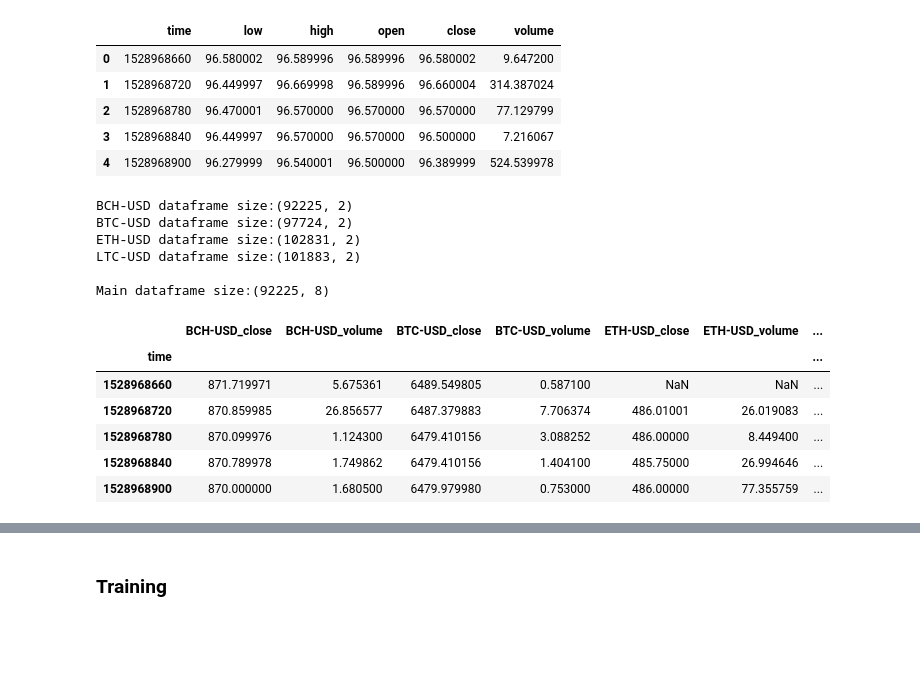
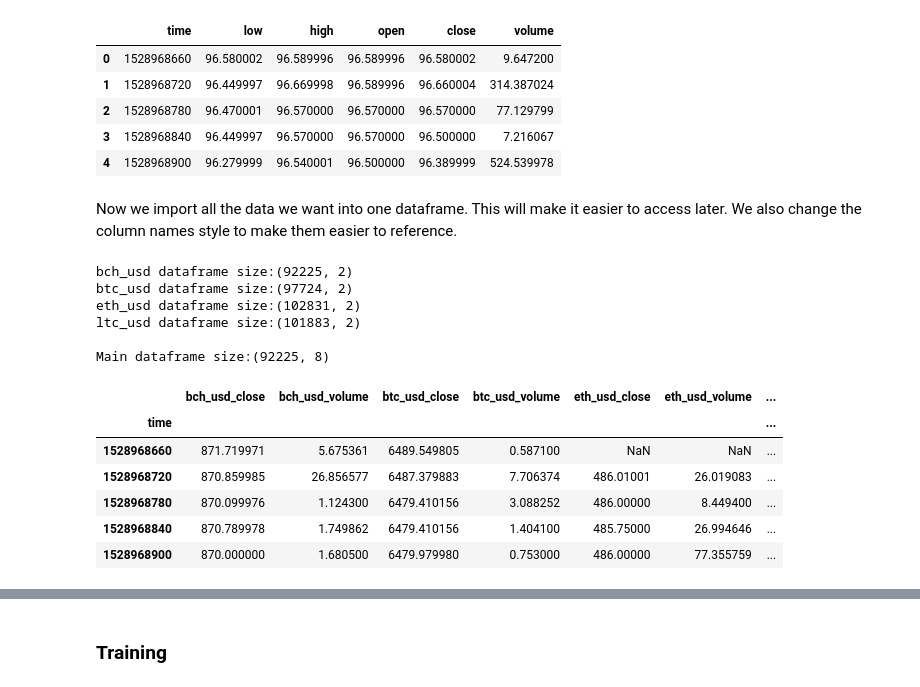
Before and after one commit to RajatRasal/Crypto_RNN, a Jupyter notebook: RNN_time_series.ipynb, the cells around one changed output, grey strips where cells are left out. Cells and saved outputs as stored; diff of their text form; code cells hidden in the pictures; blank space fills up the shorter version.

```diff
--- a/RNN_time_series.ipynb
+++ b/RNN_time_series.ipynb
@@ -32,40 +32,44 @@ df.head()
 | 2 | 1528968780 | 96.470001 | 96.570000 | 96.570000 | 96.570000 | 77.129799 |
 | 3 | 1528968840 | 96.449997 | 96.570000 | 96.570000 | 96.500000 | 7.216067 |
 | 4 | 1528968900 | 96.279999 | 96.540001 | 96.500000 | 96.389999 | 524.539978 |
+# %% [markdown]
+Now we import all the data we want into one dataframe. This will make it easier to access later. We also change the column names style to make them easier to reference.
 # %%
 from os import listdir
 
 datapath = "./crypto_data/"
+datafiles = listdir(datapath)
 
-datafiles = listdir(datapath)
+ratios = []
 
 main_df = pd.DataFrame()
 
 for file in datafiles:
     full_file = f"{datapath}{file}"
-    ratio = file[:-4]
+    ratio = file[:-4].lower().replace("-", "_")
+    ratios.append(ratio)
 
     df = pd.read_csv(full_file, names=col_names)
     df.set_index("time", inplace=True)
     df = df[["close", "volume"]]
     df.rename(columns={"close": f"{ratio}_close", "volume": f"{ratio}_volume"}, inplace=True)
     print(f"{ratio} dataframe size:{df.shape}")
 
     if len(main_df) == 0:
         main_df = df
     else:
         main_df = main_df.join(df)
 
 print(f"\nMain dataframe size:{main_df.shape}")
 main_df.head()
 # %% [output]
-BCH-USD dataframe size:(92225, 2)
-BTC-USD dataframe size:(97724, 2)
-ETH-USD dataframe size:(102831, 2)
-LTC-USD dataframe size:(101883, 2)
+bch_usd dataframe size:(92225, 2)
+btc_usd dataframe size:(97724, 2)
+eth_usd dataframe size:(102831, 2)
+ltc_usd dataframe size:(101883, 2)
 
 Main dataframe size:(92225, 8)
-|  | BCH-USD_close | BCH-USD_volume | BTC-USD_close | BTC-USD_volume | ETH-USD_close | ETH-USD_volume | ... |
+|  | bch_usd_close | bch_usd_volume | btc_usd_close | btc_usd_volume | eth_usd_close | eth_usd_volume | ... |
 | time |  |  |  |  |  |  | ... |
 | 1528968660 | 871.719971 | 5.675361 | 6489.549805 | 0.587100 | NaN | NaN | ... |
 | 1528968720 | 870.859985 | 26.856577 | 6487.379883 | 7.706374 | 486.01001 | 26.019083 | ... |
```
Also changed, not shown: parts of 5 cells of this notebook.
